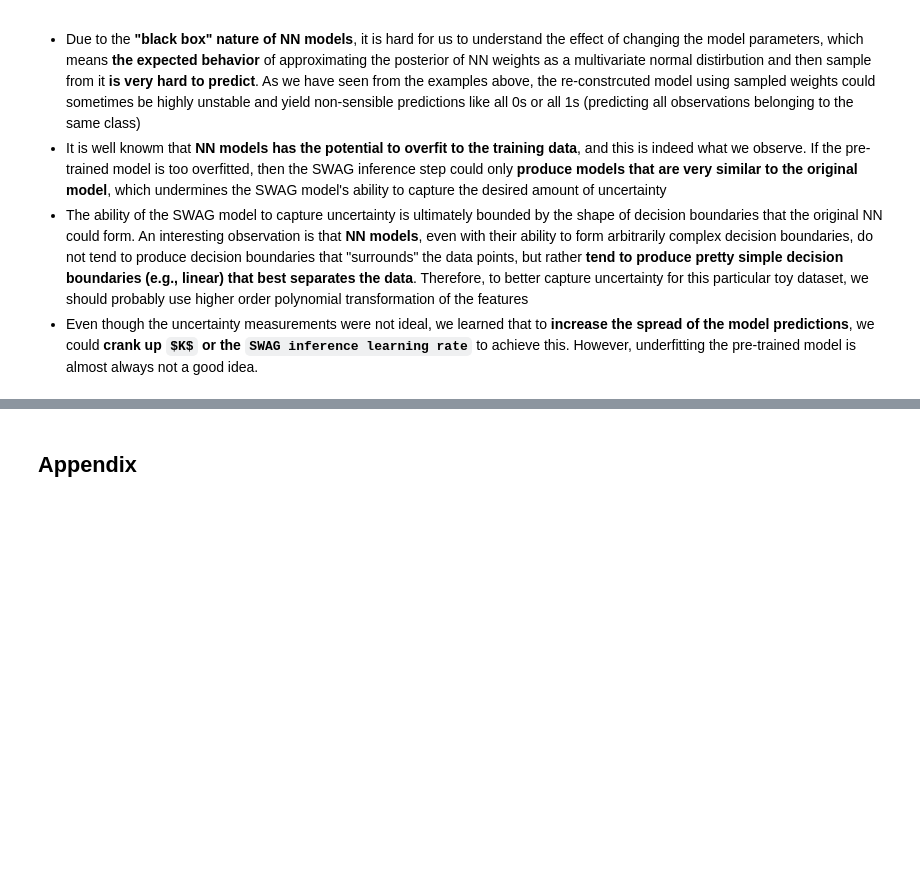
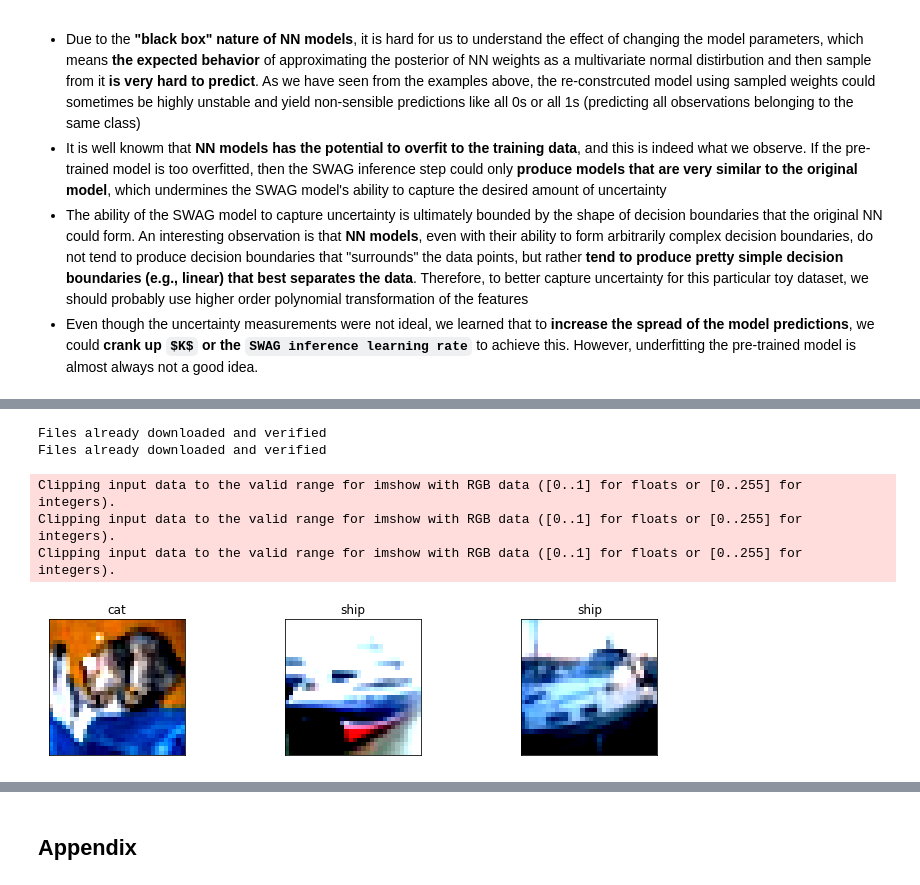
Before and after one commit to zihaoxu/swag_uncertainty, a Jupyter notebook: notebook/Final_Report.ipynb, the cells around one changed output, grey strips where cells are left out. Saved outputs shown, nothing was run; the diff lists cells and outputs as text; code cells hidden in the pictures; blank space fills up the shorter version.

Commit message:
Final report CIFAR-10

```diff
--- a/notebook/Final_Report.ipynb
+++ b/notebook/Final_Report.ipynb
@@ -529,0 +577,47 @@ This analysis points out several important limitations of the SWAG algorithm:
+# %%
+## Load train-test data
+transform_train = transforms.Compose([
+    transforms.Resize((40, 40)),
+    transforms.RandomCrop((32, 32)),
+    transforms.RandomHorizontalFlip(),
+    transforms.RandomRotation(15),
+    transforms.ToTensor(),
+    transforms.Normalize((0.4914, 0.4822, 0.4465), (0.2023, 0.1994, 0.2010)),
+])
+
+# Normalize the test set same as training set without augmentation
+transform_test = transforms.Compose([
+    transforms.ToTensor(),
+    transforms.Normalize((0.4914, 0.4822, 0.4465), (0.2023, 0.1994, 0.2010)),
+])
+
+trainset = torchvision.datasets.CIFAR10(root='./data', train=True,
+                                        download=True, transform=transform_train)
+trainloader = torch.utils.data.DataLoader(trainset, batch_size=3,
+                                          shuffle=True, num_workers=2)
+
+testset = torchvision.datasets.CIFAR10(root='./data', train=False,
+                                       download=True, transform=transform_test)
+testloader = torch.utils.data.DataLoader(testset, batch_size=3,
+                                         shuffle=False, num_workers=2)
+
+classes = ('plane', 'car', 'bird', 'cat',
+           'deer', 'dog', 'frog', 'horse', 'ship', 'truck')
+# %% [output]
+Files already downloaded and verified
+Files already downloaded and verified
+# %%
+dataiter = iter(testloader)
+images, labels = dataiter.next()
+
+fig, axes = plt.subplots(1, len(images), figsize=(12,2.5))
+for idx, image in enumerate(images):
+    axes[idx].imshow(convert_to_imshow_format(image))
+    axes[idx].set_title(classes[labels[idx]])
+    axes[idx].set_xticks([])
+    axes[idx].set_yticks([])
+# %% [output]
+Clipping input data to the valid range for imshow with RGB data ([0..1] for floats or [0..255] for integers).
+Clipping input data to the valid range for imshow with RGB data ([0..1] for floats or [0..255] for integers).
+Clipping input data to the valid range for imshow with RGB data ([0..1] for floats or [0..255] for integers).
+[figure, added]
```
Also changed, not shown: parts of 72 cells of this notebook, 3 other files.
